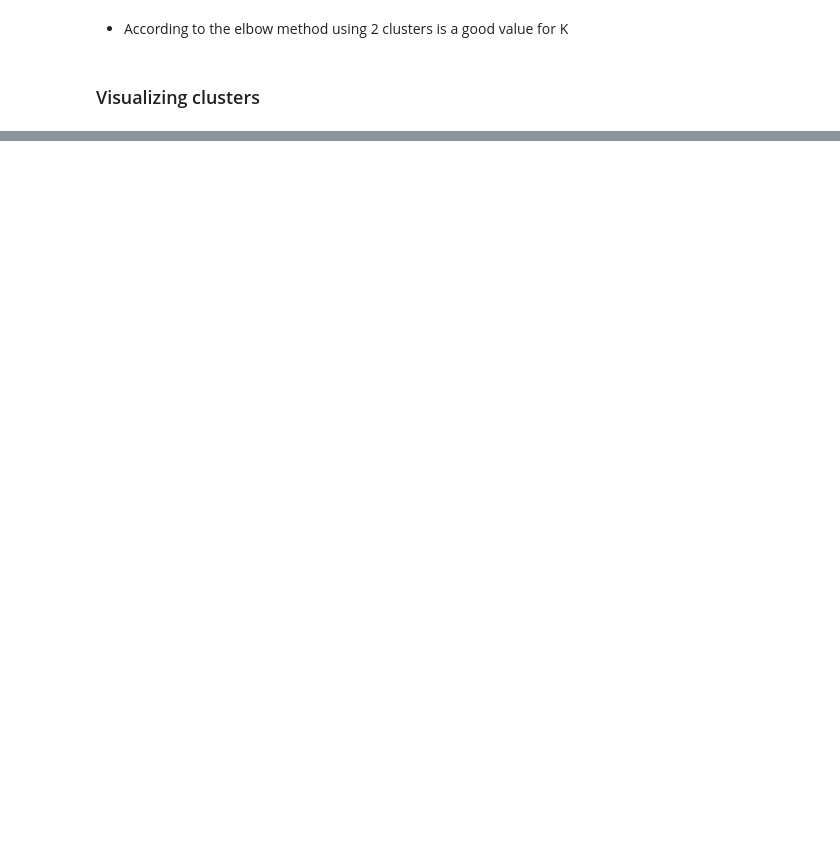
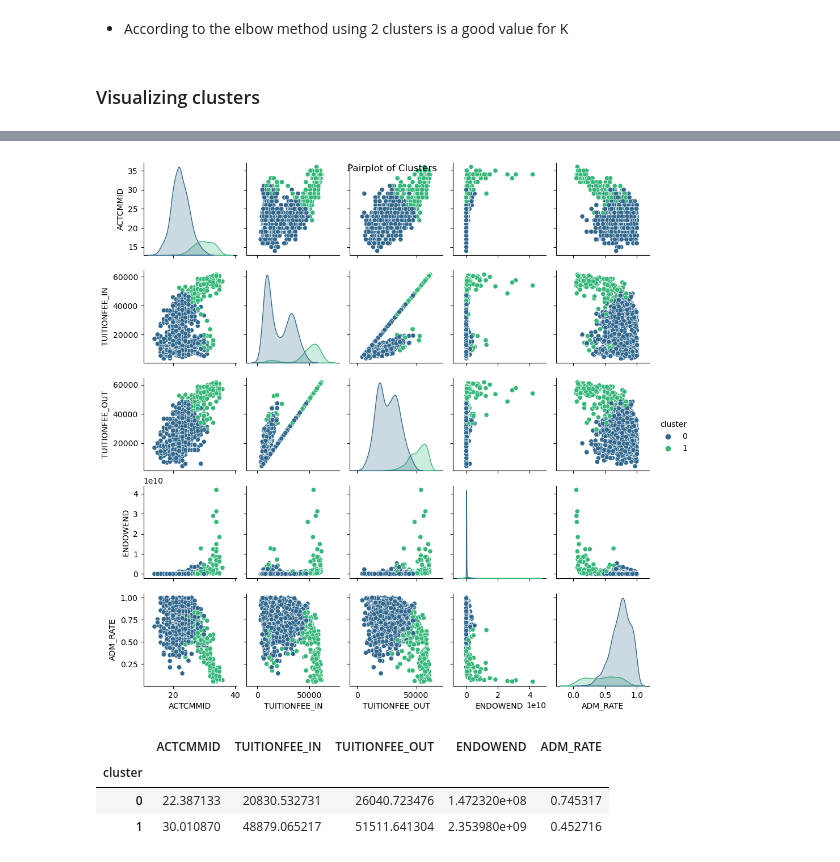
Before and after one commit to Rogercas1/CollegeScoreCard, a Jupyter notebook: analytics.ipynb, the cells around one changed output, grey strips where cells are left out. Saved outputs shown, nothing was run; the diff lists cells and outputs as text; code cells hidden in the pictures; blank space fills up the shorter version.

```diff
--- a/analytics.ipynb
+++ b/analytics.ipynb
@@ -144,0 +126,18 @@ df.corr()
+# %%
+clusters = 2
+kmeans = KMeans(n_clusters=clusters, random_state=13)
+selected_df['cluster'] = kmeans.fit_predict(scaled_cols)
+# %%
+sns.pairplot(selected_df, hue='cluster', palette='viridis', diag_kind='kde', height=2)
+plt.suptitle('Pairplot of Clusters')
+plt.show()
+# %% [output]
+[figure, added]
+# %%
+# Cluster Means
+selected_df.groupby('cluster').mean()
+# %% [output]
+|  | ACTCMMID | TUITIONFEE_IN | TUITIONFEE_OUT | ENDOWEND | ADM_RATE |
+| cluster |  |  |  |  |  |
+| 0 | 22.387133 | 20830.532731 | 26040.723476 | 1.472320e+08 | 0.745317 |
+| 1 | 30.010870 | 48879.065217 | 51511.641304 | 2.353980e+09 | 0.452716 |
```
Also changed, not shown: parts of 13 cells of this notebook, 1 other file.
